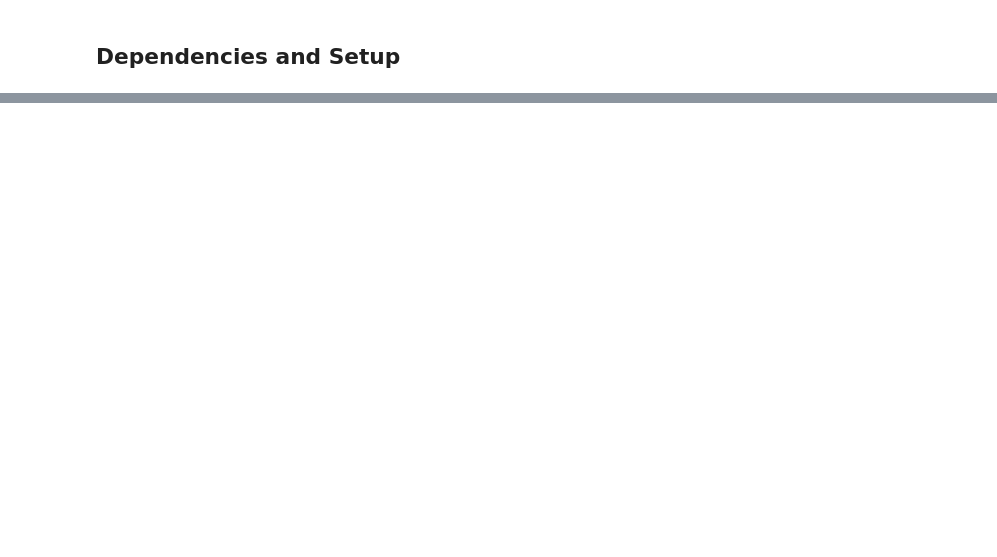
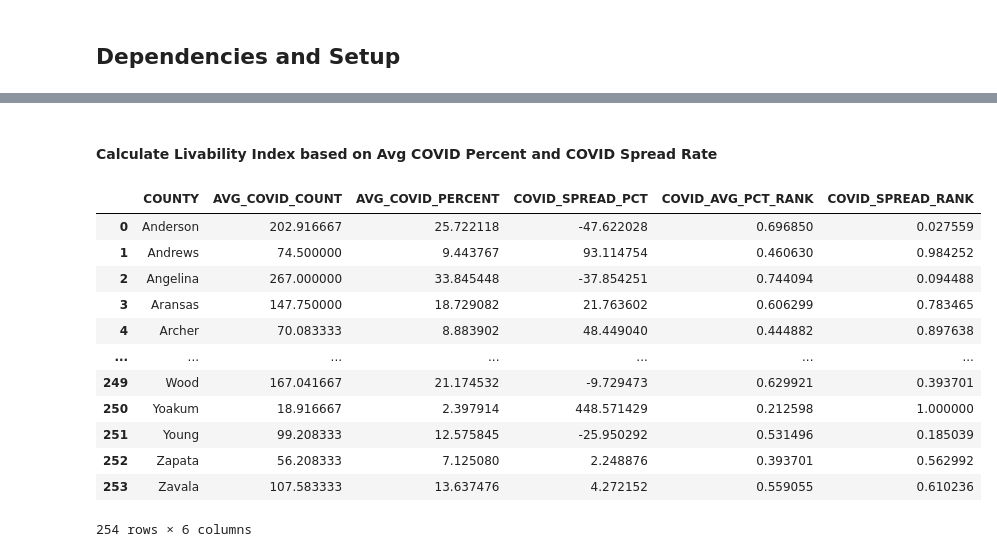
Before and after one commit to anitha0615/project_1, a Jupyter notebook: Analysis/COVID_Analysis.ipynb, the cells around one changed output, grey strips where cells are left out. Drawn from its saved outputs; the diff is of its cells as text; code cells hidden in the pictures; blank space fills up the shorter version.

```diff
--- a/Analysis/COVID_Analysis.ipynb
+++ b/Analysis/COVID_Analysis.ipynb
@@ -31,0 +273,20 @@ import matplotlib.pyplot as plt
+# %%
+# Calculate Average covid count cases by each county
+CovidPercentByEachCountyDF = pd.DataFrame(CombinedDF_By_Months.groupby(['County'],as_index=False)['PerMonthCount'].mean())
+CovidPercentByEachCountyDF = CovidPercentByEachCountyDF.rename(columns=({'County':'COUNTY','PerMonthCount':'AVG_COVID_COUNT'}))
+
+# Calculate Covid percent for each county
+TotalAvgCOVIDCount = CovidPercentByEachCountyDF['AVG_COVID_COUNT'].mean()
+
+CovidPercentByEachCountyDF['AVG_COVID_PERCENT'] = CovidPercentByEachCountyDF['AVG_COVID_COUNT']/TotalAvgCOVIDCount*100
+CovidPercentByEachCountyDF['COVID_SPREAD_PCT'] = PercentChangeDF_Clean['PercentChange']
+
+MinCovidCountIndex = CovidPercentByEachCountyDF['AVG_COVID_PERCENT'].idxmin()
+MaxCovidCountIndex = CovidPercentByEachCountyDF['AVG_COVID_PERCENT'].idxmax()
+
+# Display the highest and lowest COVID Count county
+print("Lowest Covid count county is " + str(CovidPercentByEachCountyDF['COUNTY'][MinCovidCountIndex]) + " County with covid count rate at    :" +  str(CovidPercentByEachCountyDF['AVG_COVID_PERCENT'][MinCovidCountIndex]) )
+print("Highest Covid count county is " + str(CovidPercentByEachCountyDF['COUNTY'][MaxCovidCountIndex]) + " County with covid count rate at :" +  str(CovidPercentByEachCountyDF['AVG_COVID_PERCENT'][MaxCovidCountIndex]) )
+
+#Display the dataframe
+CovidPercentByEachCountyDF
@@ -31,0 +309,38 @@ import matplotlib.pyplot as plt
+# %% [markdown]
+#### Calculate Livability Index based on Avg COVID Percent and COVID Spread Rate
+# %%
+# Function to populate score based on COVID SPREAD RATE
+def getLIndex(Percent):
+    if Percent >= 0.7:
+        return 1
+    elif Percent >= 0.5 and Percent < 0.7:
+        return 2
+    elif Percent >= 0.3 and Percent < 0.5:
+        return 3
+    elif Percent >= 0.1 and Percent < 0.3:
+        return 4
+    elif Percent < 0.1:
+        return 5
+
+# Assign rank for AVG_COVID_PERCENT
+CovidPercentByEachCountyDF['COVID_AVG_PCT_RANK'] = CovidPercentByEachCountyDF['AVG_COVID_PERCENT'].rank(pct=True)
+# Assign rank for COVID_SPREAD_PCT
+CovidPercentByEachCountyDF['COVID_SPREAD_RANK'] = CovidPercentByEachCountyDF['COVID_SPREAD_PCT'].rank(pct=True)
+
+# Create a copy of this dataframe for CSV export
+CovidPercentByEachCountyDF_CSV = CovidPercentByEachCountyDF.copy()
+CovidPercentByEachCountyDF_CSV
+# %% [output]
+|  | COUNTY | AVG_COVID_COUNT | AVG_COVID_PERCENT | COVID_SPREAD_PCT | COVID_AVG_PCT_RANK | COVID_SPREAD_RANK |
+| 0 | Anderson | 202.916667 | 25.722118 | -47.622028 | 0.696850 | 0.027559 |
+| 1 | Andrews | 74.500000 | 9.443767 | 93.114754 | 0.460630 | 0.984252 |
+| 2 | Angelina | 267.000000 | 33.845448 | -37.854251 | 0.744094 | 0.094488 |
+| 3 | Aransas | 147.750000 | 18.729082 | 21.763602 | 0.606299 | 0.783465 |
+| 4 | Archer | 70.083333 | 8.883902 | 48.449040 | 0.444882 | 0.897638 |
+| ... | ... | ... | ... | ... | ... | ... |
+| 249 | Wood | 167.041667 | 21.174532 | -9.729473 | 0.629921 | 0.393701 |
+| 250 | Yoakum | 18.916667 | 2.397914 | 448.571429 | 0.212598 | 1.000000 |
+| 251 | Young | 99.208333 | 12.575845 | -25.950292 | 0.531496 | 0.185039 |
+| 252 | Zapata | 56.208333 | 7.125080 | 2.248876 | 0.393701 | 0.562992 |
+| 253 | Zavala | 107.583333 | 13.637476 | 4.272152 | 0.559055 | 0.610236 |
+254 rows × 6 columns
```
Also changed, not shown: parts of 24 cells of this notebook.
